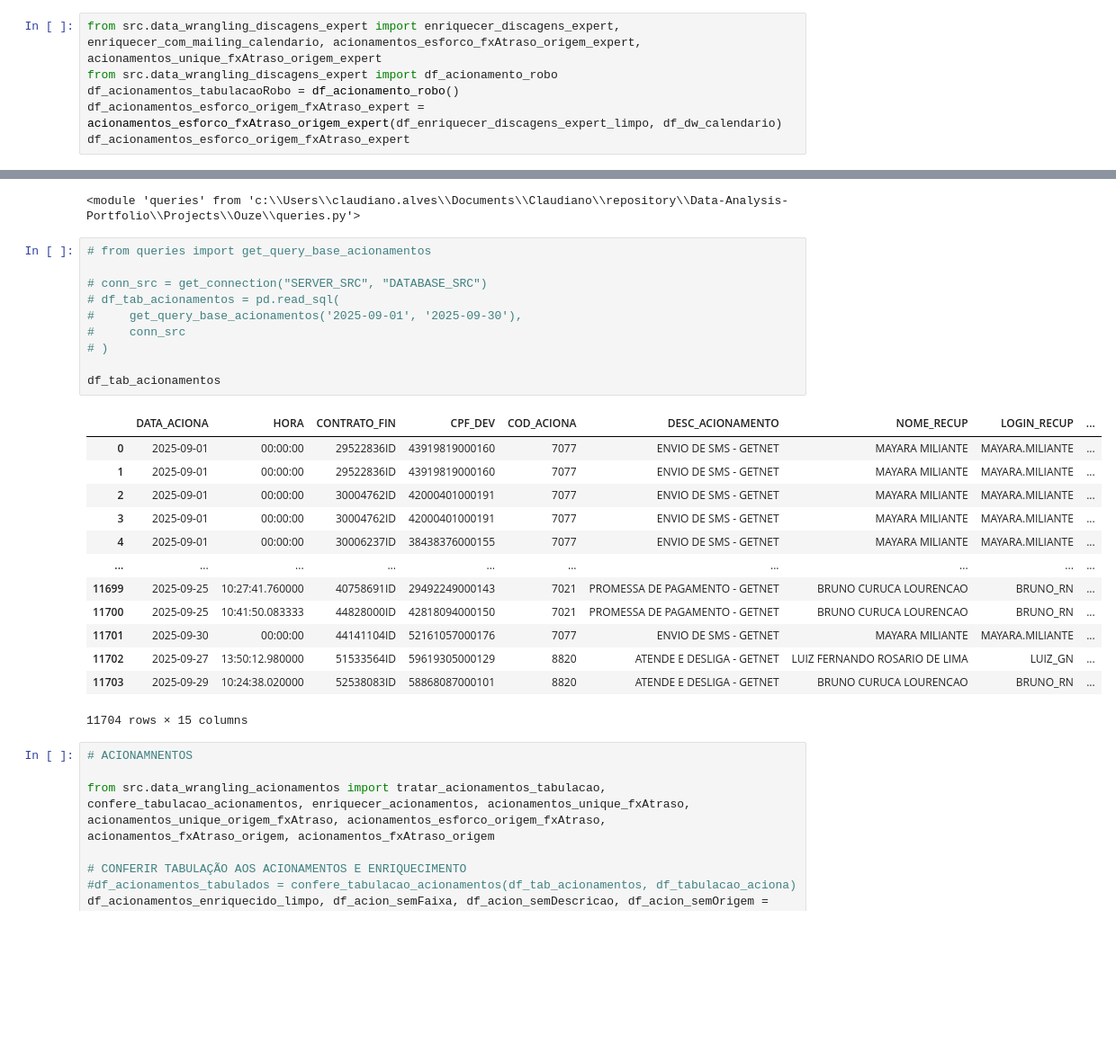
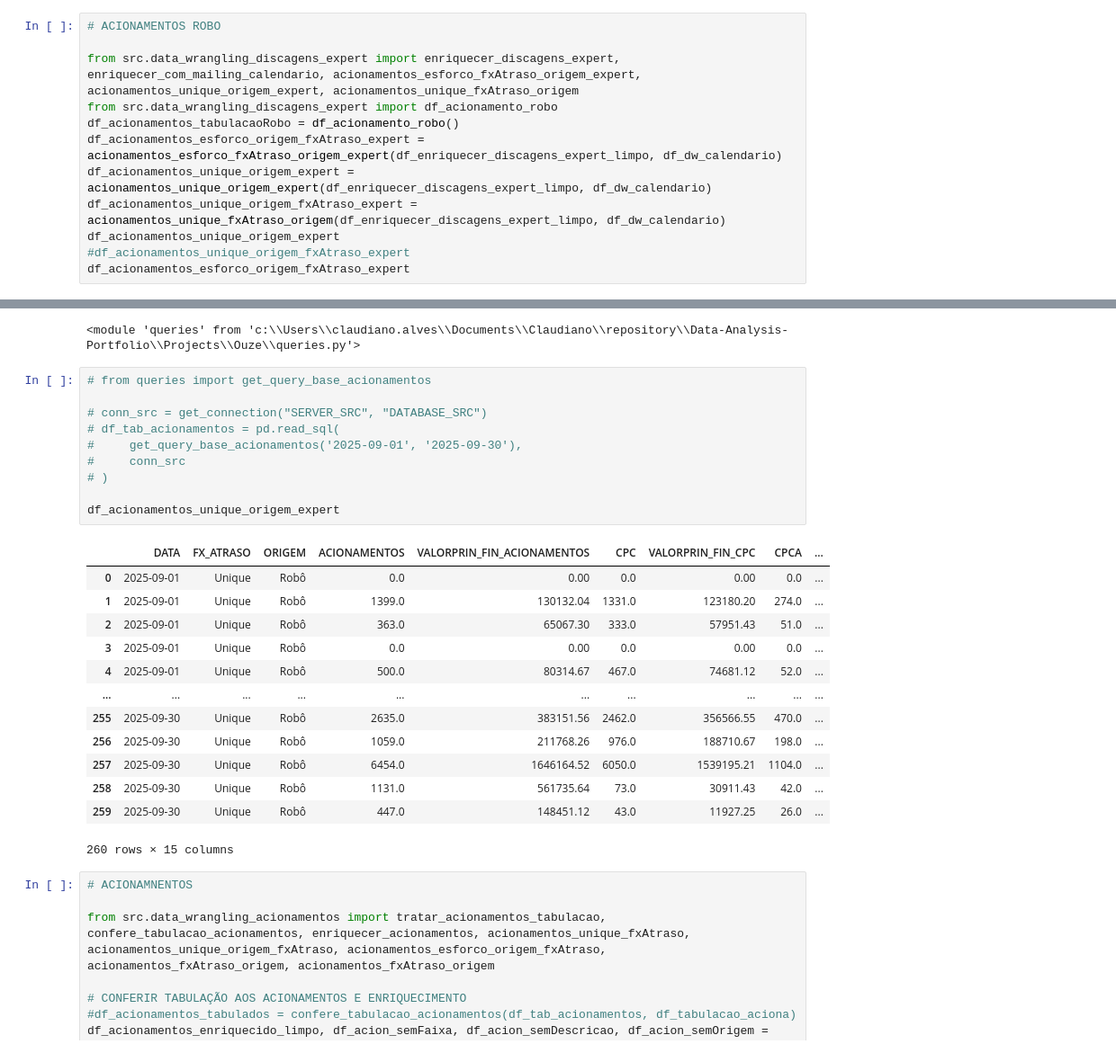
Before and after one commit to Claudiano-alves/Data-Analysis-Portfolio, a Jupyter notebook: Projects/Ouze/data_wrangling.ipynb, the cells around one changed output, grey strips where cells are left out. Shown: that part at 90% size. Cells and saved outputs as stored; diff of their text form; blank space fills up the shorter version.

Commit message:
Definida as funções dos acionamentos do Robô

```diff
--- a/Projects/Ouze/data_wrangling.ipynb
+++ b/Projects/Ouze/data_wrangling.ipynb
@@ -107,9 +107,15 @@ df_enriquecer_discagens_expert_limpo, df_enriquecer_discagens_expert_semFaixa =
 | 44168 | 2025-09-30 | 56550323 | 44298923ID | 56075016000118 | 51 | 986044845 | 4118 | 200 | ... |
 41966 rows × 24 columns
 # %%
-from src.data_wrangling_discagens_expert import enriquecer_discagens_expert, enriquecer_com_mailing_calendario, acionamentos_esforco_fxAtraso_origem_expert, acionamentos_unique_fxAtraso_origem_expert
+# ACIONAMENTOS ROBO
+
+from src.data_wrangling_discagens_expert import enriquecer_discagens_expert, enriquecer_com_mailing_calendario, acionamentos_esforco_fxAtraso_origem_expert, acionamentos_unique_origem_expert, acionamentos_unique_fxAtraso_origem
 from src.data_wrangling_discagens_expert import df_acionamento_robo
 df_acionamentos_tabulacaoRobo = df_acionamento_robo()
 df_acionamentos_esforco_origem_fxAtraso_expert = acionamentos_esforco_fxAtraso_origem_expert(df_enriquecer_discagens_expert_limpo, df_dw_calendario)
+df_acionamentos_unique_origem_expert = acionamentos_unique_origem_expert(df_enriquecer_discagens_expert_limpo, df_dw_calendario)
+df_acionamentos_unique_origem_fxAtraso_expert = acionamentos_unique_fxAtraso_origem(df_enriquecer_discagens_expert_limpo, df_dw_calendario)
+df_acionamentos_unique_origem_expert
+#df_acionamentos_unique_origem_fxAtraso_expert
 df_acionamentos_esforco_origem_fxAtraso_expert
 # %% [output]
@@ -190,27 +169,27 @@ importlib.reload(queries)
 # %%
 # from queries import get_query_base_acionamentos
 
 # conn_src = get_connection("SERVER_SRC", "DATABASE_SRC")
 # df_tab_acionamentos = pd.read_sql(
 #     get_query_base_acionamentos('2025-09-01', '2025-09-30'),
 #     conn_src
 # )
 
-df_tab_acionamentos
+df_acionamentos_unique_origem_expert
 # %% [output]
-|  | DATA_ACIONA | HORA | CONTRATO_FIN | CPF_DEV | COD_ACIONA | DESC_ACIONAMENTO | NOME_RECUP | LOGIN_RECUP | ... |
-| 0 | 2025-09-01 | 00:00:00 | 29522836ID | 43919819000160 | 7077 | ENVIO DE SMS - GETNET | MAYARA MILIANTE | MAYARA.MILIANTE | ... |
-| 1 | 2025-09-01 | 00:00:00 | 29522836ID | 43919819000160 | 7077 | ENVIO DE SMS - GETNET | MAYARA MILIANTE | MAYARA.MILIANTE | ... |
-| 2 | 2025-09-01 | 00:00:00 | 30004762ID | 42000401000191 | 7077 | ENVIO DE SMS - GETNET | MAYARA MILIANTE | MAYARA.MILIANTE | ... |
-| 3 | 2025-09-01 | 00:00:00 | 30004762ID | 42000401000191 | 7077 | ENVIO DE SMS - GETNET | MAYARA MILIANTE | MAYARA.MILIANTE | ... |
-| 4 | 2025-09-01 | 00:00:00 | 30006237ID | 38438376000155 | 7077 | ENVIO DE SMS - GETNET | MAYARA MILIANTE | MAYARA.MILIANTE | ... |
+|  | DATA | FX_ATRASO | ORIGEM | ACIONAMENTOS | VALORPRIN_FIN_ACIONAMENTOS | CPC | VALORPRIN_FIN_CPC | CPCA | ... |
+| 0 | 2025-09-01 | Unique | Robô | 0.0 | 0.00 | 0.0 | 0.00 | 0.0 | ... |
+| 1 | 2025-09-01 | Unique | Robô | 1399.0 | 130132.04 | 1331.0 | 123180.20 | 274.0 | ... |
+| 2 | 2025-09-01 | Unique | Robô | 363.0 | 65067.30 | 333.0 | 57951.43 | 51.0 | ... |
+| 3 | 2025-09-01 | Unique | Robô | 0.0 | 0.00 | 0.0 | 0.00 | 0.0 | ... |
+| 4 | 2025-09-01 | Unique | Robô | 500.0 | 80314.67 | 467.0 | 74681.12 | 52.0 | ... |
 | ... | ... | ... | ... | ... | ... | ... | ... | ... | ... |
-| 11699 | 2025-09-25 | 10:27:41.760000 | 40758691ID | 29492249000143 | 7021 | PROMESSA DE PAGAMENTO - GETNET | BRUNO CURUCA LOURENCAO | BRUNO_RN | ... |
-| 11700 | 2025-09-25 | 10:41:50.083333 | 44828000ID | 42818094000150 | 7021 | PROMESSA DE PAGAMENTO - GETNET | BRUNO CURUCA LOURENCAO | BRUNO_RN | ... |
-| 11701 | 2025-09-30 | 00:00:00 | 44141104ID | 52161057000176 | 7077 | ENVIO DE SMS - GETNET | MAYARA MILIANTE | MAYARA.MILIANTE | ... |
-| 11702 | 2025-09-27 | 13:50:12.980000 | 51533564ID | 59619305000129 | 8820 | ATENDE E DESLIGA - GETNET | LUIZ FERNANDO ROSARIO DE LIMA | LUIZ_GN | ... |
-| 11703 | 2025-09-29 | 10:24:38.020000 | 52538083ID | 58868087000101 | 8820 | ATENDE E DESLIGA - GETNET | BRUNO CURUCA LOURENCAO | BRUNO_RN | ... |
+| 255 | 2025-09-30 | Unique | Robô | 2635.0 | 383151.56 | 2462.0 | 356566.55 | 470.0 | ... |
+| 256 | 2025-09-30 | Unique | Robô | 1059.0 | 211768.26 | 976.0 | 188710.67 | 198.0 | ... |
+| 257 | 2025-09-30 | Unique | Robô | 6454.0 | 1646164.52 | 6050.0 | 1539195.21 | 1104.0 | ... |
+| 258 | 2025-09-30 | Unique | Robô | 1131.0 | 561735.64 | 73.0 | 30911.43 | 42.0 | ... |
+| 259 | 2025-09-30 | Unique | Robô | 447.0 | 148451.12 | 43.0 | 11927.25 | 26.0 | ... |
-11704 rows × 15 columns
+260 rows × 15 columns
 # %%
 # ACIONAMNENTOS
 
```
Also changed, not shown: parts of 3 cells of this notebook, 14 other files.
